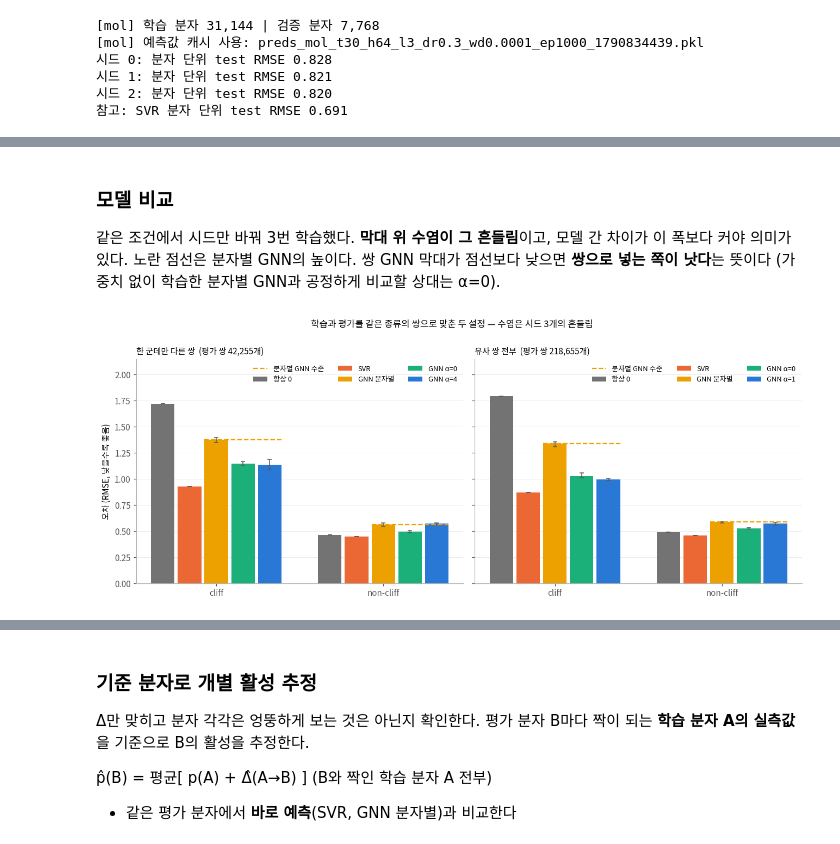
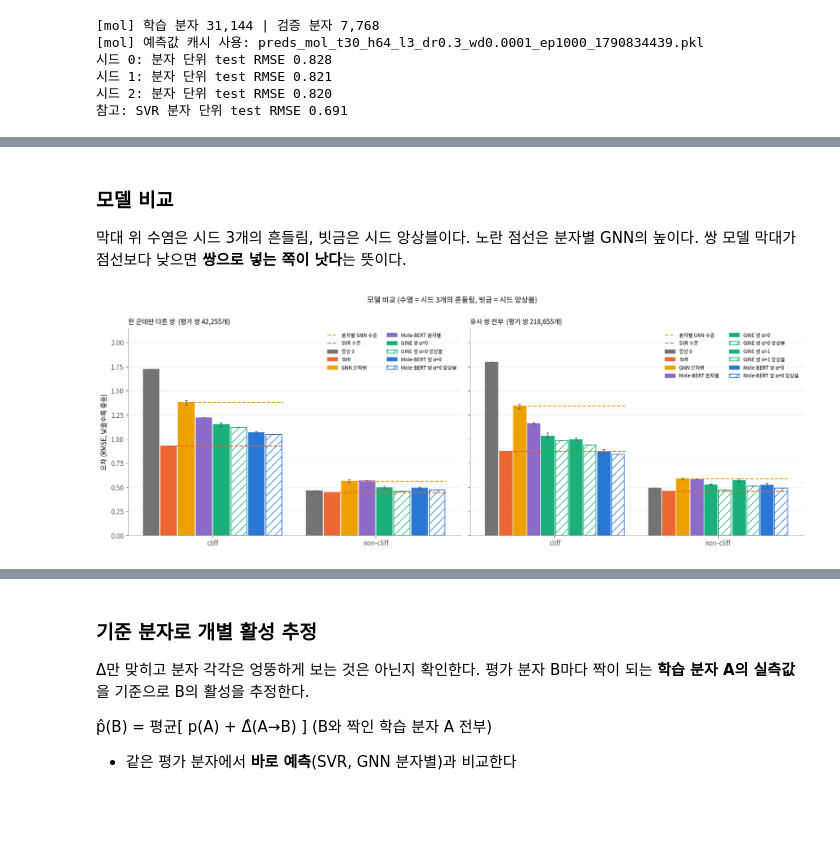
Before and after one commit to dlrudgms1234-commits/capstone, a Jupyter notebook: ac_pipeline.ipynb, the cells around one changed output, grey strips where cells are left out. Drawn from its saved outputs; the diff is of its cells as text; code cells hidden in the pictures; blank space fills up the shorter version.

```diff
--- a/ac_pipeline.ipynb
+++ b/ac_pipeline.ipynb
@@ -23,7 +23,7 @@ CLIFF = 1.0         # |Δ| >= 1 → cliff (MoleculeACE 기준, 10배)
 VAL_FRAC = 0.2      # train 분자 중 validation 비율
 SIM_MIN = 0.5       # ECFP4 Tanimoto 사전 필터 (MCS 통과 쌍의 99.5% 유지)
 MAX_CHANGED = 10    # 한쪽에서 바뀐 원자 수 상한 (MMP 관례)
-MCS_TIMEOUT = 1     # 초. 2초로 늘려도 통과 쌍 거의 같음
+MCS_TIMEOUT = 5     # 초 (벽시계). CHEMBL4616_EC50에서 1초 시간 초과 쌍의 83%가 5초에 풀렸다 (10초 87%)
 EXPAND_TRAIN = True # 유사 쌍 전부 설정도 만든다 (4-1). 학습과 평가를 같은 종류로 맞춘다
 N_JOBS = 64
 os.makedirs(DATA, exist_ok=True); os.makedirs(PAIRS, exist_ok=True)
@@ -780,7 +832,7 @@ for y, smi, hl, name in [(48, 'CC(=O)Nc1ccc(F)cc1', [8], '분자 A'), (22, 'CC(=
     ax.imshow(mol_png(smi, hl), extent=(2, 22, y, y + 20), zorder=2)
     ax.text(12, y - 0.8, name, ha='center', va='top', fontsize=11, weight='bold')
 ax.text(12, 17.2, f'원자 = 점 (특징 {N_ATOM}개)\n결합 = 선 (특징 {N_BOND}개)\n주황 = 바뀐 원자', ha='center', va='top', fontsize=8.5, color='0.3')
-box(2, 2.5, 20, 5, '편집 종류 · 타깃', f'{len(EDITS)}가지 · {len(DEV_TARGETS)}개', color='0.5', fill=0.06, fs=10)
+box(2, 2.5, 20, 5, '편집 정보 · 타깃', f'{N_EDIT}칸 · {len(DEV_TARGETS)}개', color='0.5', fill=0.06, fs=10)
 
 # ── 인코더 두 개 (A, B가 같은 인코더를 함께 쓴다)
 box(33, 46, 28, 14, '분자 인코더', f'GINE {LAYERS}층 · 폭 {HIDDEN}\n원자 전체 평균 · A·B 공용', color=C1)
@@ -792,7 +844,7 @@ for y0 in (58, 32):          # A, B 둘 다 두 인코더로
 
 # ── 이어 붙이기: 7조각 = 354
 parts = [('h(A)', HIDDEN, C1), ('h(B)', HIDDEN, C1), ('h(B)−h(A)', HIDDEN, C1),
-         ('f(A)', HIDDEN, C2), ('f(B)', HIDDEN, C2), ('편집 종류', len(EDITS), '0.5'), ('타깃', len(DEV_TARGETS), '0.5')]
+         ('f(A)', HIDDEN, C2), ('f(B)', HIDDEN, C2), ('편집 정보', N_EDIT, '0.5'), ('타깃', len(DEV_TARGETS), '0.5')]
 n_in = sum(n for _, n, _ in parts)
 y, mid = 62, {}
 for name, n, c in parts:
@@ -1185,8 +1255,9 @@ def mol_collate(batch):
     g, t, y = zip(*batch)
     return Batch.from_data_list(g), torch.tensor(t), torch.tensor(y, dtype=torch.float32)
 
-def mol_loader(df, shuffle=False):
-    items = [(graphs[t, k], DEV_TARGETS.index(t), p) for t, k, p in zip(df.target, df.k, df.p)]
+def mol_loader(df, shuffle=False, gdict=None):
+    gdict = graphs if gdict is None else gdict
+    items = [(gdict[t, k], DEV_TARGETS.index(t), p) for t, k, p in zip(df.target, df.k, df.p)]
     if shuffle:   # 학습용: 쌍 모델처럼 일꾼 8개
         return DataLoader(items, BATCH, shuffle=True, collate_fn=mol_collate, num_workers=8, persistent_workers=True)
     return DataLoader(items, 1024, collate_fn=mol_collate)
@@ -1196,17 +1267,17 @@ def mol_predict(model, loader):
     with torch.no_grad():
         return torch.cat([model(g.to(DEVICE), t.to(DEVICE)).cpu() for g, t, _ in loader]).numpy()
 
-def train_mol(seed, tag):
+def train_mol(seed, tag, make_model=None, gdict=None):
     """쌍 모델 가중치는 쓰지 않고 새로 학습한다. 파일 이름도 따로라 캐시가 섞이지 않는다"""
     path, hist_path = f'{RUNS}/gnnmol_{tag}_seed{seed}.pt', f'{RUNS}/histmol_{tag}_seed{seed}.csv'
     torch.manual_seed(seed)
-    model = MolModel().to(DEVICE)
+    model = (make_model or MolModel)().to(DEVICE)
     if os.path.exists(path) and os.path.exists(hist_path):
         model.load_state_dict(torch.load(path))
         return model
     tr, va = MOLS[MOLS.split == 'train'], MOLS[MOLS.split == 'val']
-    tr_loader, va_loader = mol_loader(tr, shuffle=True), mol_loader(va)
-    opt = torch.optim.Adam(model.parameters(), lr=LR, weight_decay=WD)
+    tr_loader, va_loader = mol_loader(tr, shuffle=True, gdict=gdict), mol_loader(va, gdict=gdict)
+    opt = torch.optim.Adam(model.param_groups() if hasattr(model, 'param_groups') else model.parameters(), lr=LR, weight_decay=WD)
     best, best_state, wait, hist = float('inf'), None, 0, []
     for epoch in range(MOL_EPOCHS):
         model.train()
@@ -1314,43 +1579,39 @@ for st, pset in RESULTS.items():
 # %% [markdown]
 ### 모델 비교
 
-같은 조건에서 시드만 바꿔 3번 학습했다. **막대 위 수염이 그 흔들림**이고,
-모델 간 차이가 이 폭보다 커야 의미가 있다.
-노란 점선은 분자별 GNN의 높이다. 쌍 GNN 막대가 점선보다 낮으면 **쌍으로 넣는 쪽이 낫다**는 뜻이다
-(가중치 없이 학습한 분자별 GNN과 공정하게 비교할 상대는 α=0).
+막대 위 수염은 시드 3개의 흔들림, 빗금은 시드 앙상블이다.
+노란 점선은 분자별 GNN의 높이다. 쌍 모델 막대가 점선보다 낮으면 **쌍으로 넣는 쪽이 낫다**는 뜻이다.
 # %%
-GROUPS = [('test', True, 'cliff'), ('test', False, 'non-cliff')]
-
-fig, axes = plt.subplots(1, 2, figsize=(12, 4.8), sharey=True)
+GROUPS = [(True, 'cliff'), (False, 'non-cliff')]
+fig, axes = plt.subplots(1, 2, figsize=(15, 5.4), sharey=True)
 for a_, (st, pset) in zip(axes, RESULTS.items()):
-    bars = [('base', 'zero', MUTED, '항상 0'), ('base', 'svr', C2, 'SVR'), ('gnn', 'mol', C4, 'GNN 분자별'),
-            ('gnn', 0, C3, 'GNN α=0'), ('gnn', BEST[st], C1, f'GNN α={BEST[st]}')]
-    w = 0.16
-    for k_, (kind, key, col, lbl) in enumerate(bars):
+    cmp, d = COMPARE[st], pset[pset.split == 'test']
+    w, mid = 0.86 / len(COMPARE[st]), (len(COMPARE[st]) - 1) / 2
+    for k_, (lbl, cols, col, hatch) in enumerate(cmp):
         v, lo, hi = [], [], []
-        for sp, cl, _ in GROUPS:
-            d = pset[pset.split == sp]
-            m = d.is_cliff if cl else ~d.is_cliff
-            if kind == 'base':
-                v.append(rmse(d[m][f'pred_{key}'], d[m].delta)); lo.append(0); hi.append(0)
-            else:
-                s = seed_rmse(d, key, m)
-                v.append(s.mean()); lo.append(s.mean() - s.min()); hi.append(s.max() - s.mean())
-        a_.bar(np.arange(len(GROUPS)) + (k_ - 2) * w, v, w * 0.88, color=col, label=lbl, zorder=2,
-               yerr=[lo, hi], capsize=2.5, error_kw=dict(elinewidth=1, ecolor='0.35'))
-        if key == 'mol':
-            mol_v = v
-    for g_, mv in enumerate(mol_v):   # 분자별 GNN 높이를 쌍 GNN 막대 위로 연장 → 점선보다 낮으면 쌍 입력이 낫다
-        a_.hlines(mv, g_ - w * 0.44, g_ + 2 * w + w * 0.44, colors=C4, linestyles='--', lw=1.5, zorder=3,
+        for cl, _ in GROUPS:
+            s = seed_rmse(d, cols, d.is_cliff if cl else ~d.is_cliff)
+            v.append(s.mean()); lo.append(s.mean() - s.min()); hi.append(s.max() - s.mean())
+        a_.bar(np.arange(len(GROUPS)) + (k_ - mid) * w, v, w * 0.9, color=SURFACE if hatch else col, edgecolor=col, hatch=hatch,
+               linewidth=1.1, label=lbl, zorder=2, yerr=[lo, hi], capsize=2, error_kw=dict(elinewidth=1, ecolor='0.35'))
+        if lbl == 'GNN 분자별':
+            mol_v, mol_k = v, k_
+        if lbl == 'SVR':
+            svr_v, svr_k = v, k_
+    for g_, mv in enumerate(mol_v):   # 분자별 GNN 높이를 오른쪽 쌍 모델 막대 위로 연장 → 점선보다 낮으면 쌍 입력이 낫다
+        a_.hlines(mv, g_ + (mol_k - mid - 0.45) * w, g_ + 0.43, colors=C4, linestyles='--', lw=1.4, zorder=3,
                   label='분자별 GNN 수준' if g_ == 0 else None)
+    for g_, sv in enumerate(svr_v):   # SVR 높이도 같은 방식 → 점선보다 낮으면 SVR보다 낫다
+        a_.hlines(sv, g_ + (svr_k - mid - 0.45) * w, g_ + 0.43, colors=C2, linestyles='--', lw=1.4, zorder=3,
+                  label='SVR 수준' if g_ == 0 else None)
     a_.set(xticks=range(len(GROUPS)), ylim=(0, 2.15))
-    a_.set_xticklabels([g[2] for g in GROUPS], fontsize=10)
-    a_.set_title(f'{LABEL[st]}  (평가 쌍 {len(pset[pset.split.str.startswith("test")]):,}개)', loc='left', fontsize=10)
-    a_.legend(fontsize=8.5, frameon=False, ncol=3)   # α가 설정마다 달라 패널마다 따로 단다
+    a_.set_xticklabels([g[1] for g in GROUPS], fontsize=10)
+    a_.set_title(f'{LABEL[st]}  (평가 쌍 {len(d):,}개)', loc='left', fontsize=10)
+    a_.legend(fontsize=7.5, frameon=False, ncol=2, loc='upper right')
     a_.grid(axis='x', visible=False); tidy(a_)
 axes[0].set_ylabel('오차 (RMSE, 낮을수록 좋음)')
-fig.suptitle('학습과 평가를 같은 종류의 쌍으로 맞춘 두 설정 — 수염은 시드 3개의 흔들림', y=1.0, fontsize=11)
+fig.suptitle('모델 비교 (수염 = 시드 3개의 흔들림, 빗금 = 시드 앙상블)', y=1.0, fontsize=11)
 fig.tight_layout(); plt.show()
 # %% [output]
-[figure, old version]
+[figure, new version]
 # %%
```
Also changed, not shown: parts of 34 cells of this notebook, 2 other files.
